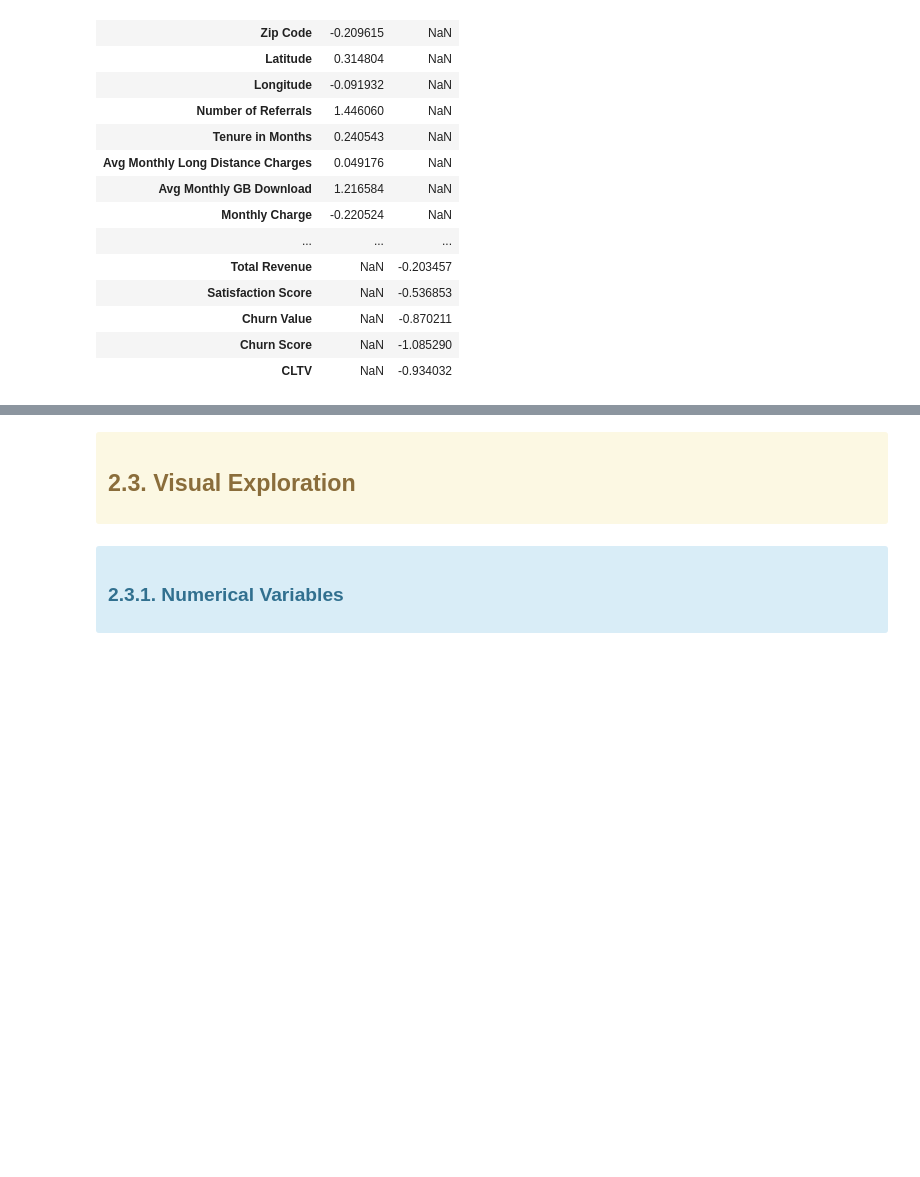
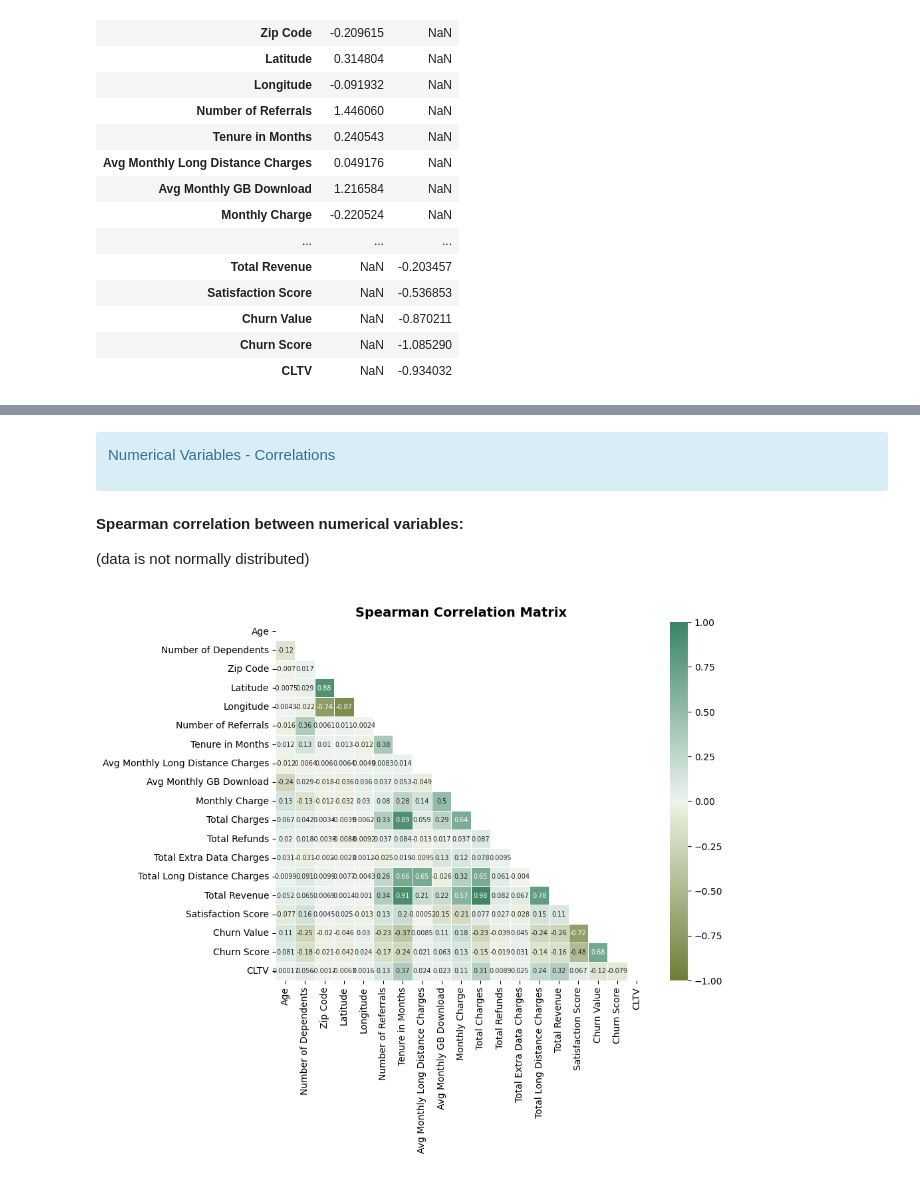
Before and after one commit to sarasustelosantos/bootcamp_group, a Jupyter notebook: Data_Exploration.ipynb, the cells around one changed output, grey strips where cells are left out. Drawn from its saved outputs; the diff is of its cells as text; code cells hidden in the pictures; blank space fills up the shorter version.

```diff
--- a/Data_Exploration.ipynb
+++ b/Data_Exploration.ipynb
@@ -250,16 +397,21 @@ Name: count, dtype: int64
 # %% [markdown]
-<div class="alert alert-block alert-warning">
+<div class="alert alert-block alert-info">
 
-<a id='visual'></a>
-
-## 2.3. Visual Exploration
+Numerical Variables - Correlations
 
 </div>
-# %% [markdown]
-<div class="alert alert-block alert-info">
-
-<a id='visual_num'></a>
-
-### 2.3.1. Numerical Variables
-
-</div>
+# %% [markdown]
+__Spearman correlation between numerical variables:__ <p>
+(data is not normally distributed)
+# %%
+plt.figure(figsize=(9, 7))
+custcmap = sns.diverging_palette(100, 150, as_cmap=True)
+corr = df[['Age', 'Number of Dependents', 'Zip Code', 'Latitude', 'Longitude',  'Number of Referrals',
+'Tenure in Months',  'Avg Monthly Long Distance Charges', 'Avg Monthly GB Download', 'Monthly Charge', 'Total Charges', 'Total Refunds',
+ 'Total Extra Data Charges', 'Total Long Distance Charges', 'Total Revenue', 'Satisfaction Score', 'Churn Value','Churn Score', 'CLTV']].corr(method='spearman')
+mask = np.triu(np.ones_like(corr, dtype=bool))
+sns.heatmap(corr, annot=True, linewidths=0.5, cmap=custcmap, vmin=-1, vmax=1, mask=mask, annot_kws={"fontsize":7})
+plt.title('Spearman Correlation Matrix', fontsize=14, fontweight='bold')
+plt.show()
+# %% [output]
+[figure, added]
```
Also changed, not shown: parts of 25 cells of this notebook.
